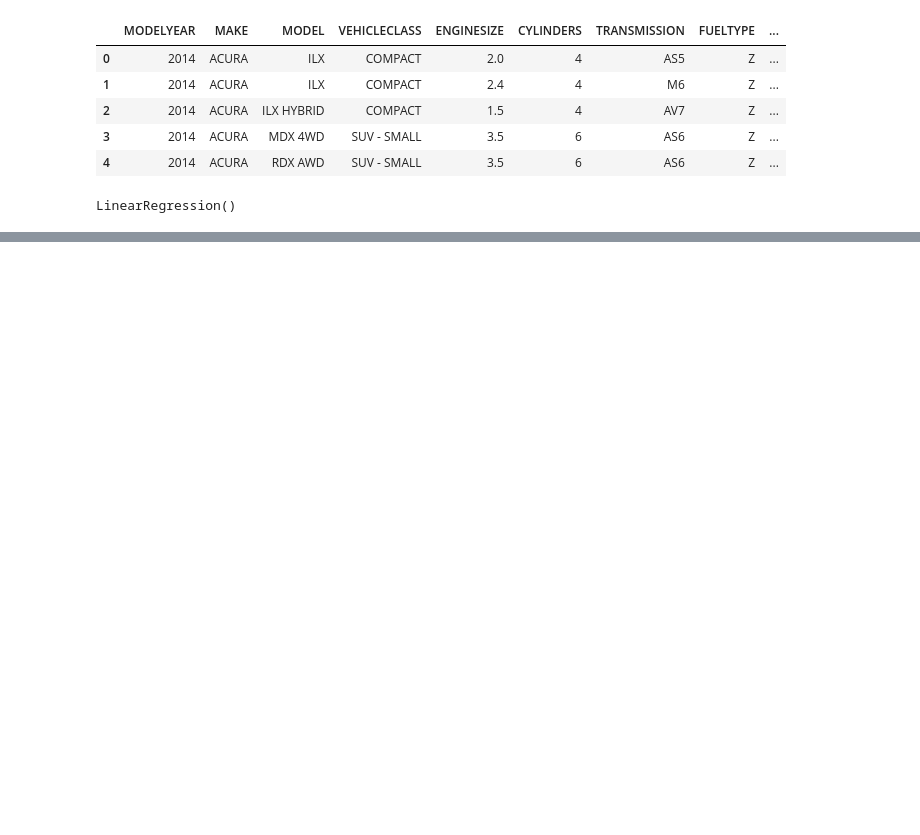
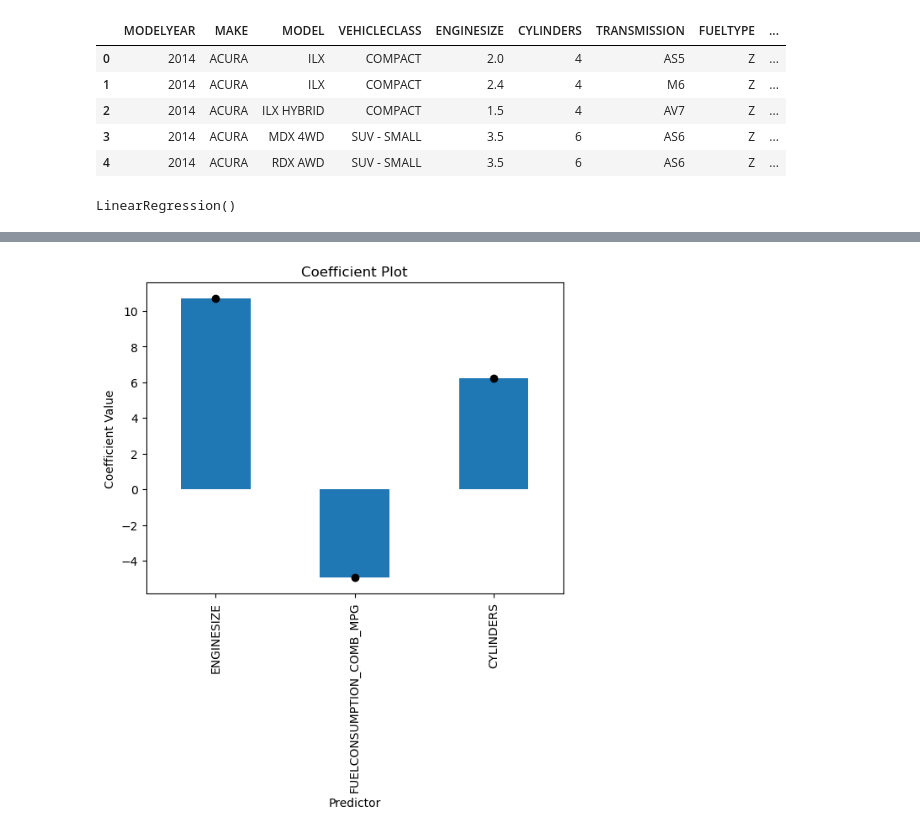
Before and after one commit to ezzaldien/predict-of-car-co2-emission, a Jupyter notebook: model_devolpment.ipynb, the cells around one changed output, grey strips where cells are left out. Saved outputs shown, nothing was run; the diff lists cells and outputs as text; code cells hidden in the pictures; blank space fills up the shorter version.

```diff
--- a/model_devolpment.ipynb
+++ b/model_devolpment.ipynb
@@ -45,0 +71,11 @@ ValueError: x and y must be the same size
+# %%
+# Coefficient plot
+coefs = regr.coef_
+coef_df = pd.DataFrame({'Predictor': ['ENGINESIZE', 'FUELCONSUMPTION_COMB_MPG', 'CYLINDERS'], 'Coefficient': coefs})
+coef_df.plot(x='Predictor', y='Coefficient', kind='bar', legend=False)
+plt.errorbar(coef_df['Predictor'], coef_df['Coefficient'], yerr=[0.1, 0.1, 0.1], fmt='o', color='black')  # Example error bars
+plt.ylabel('Coefficient Value')
+plt.title('Coefficient Plot')
+plt.show()
+# %% [output]
+[figure, added]
```
Also changed, not shown: parts of 9 cells of this notebook, 1 other file.
